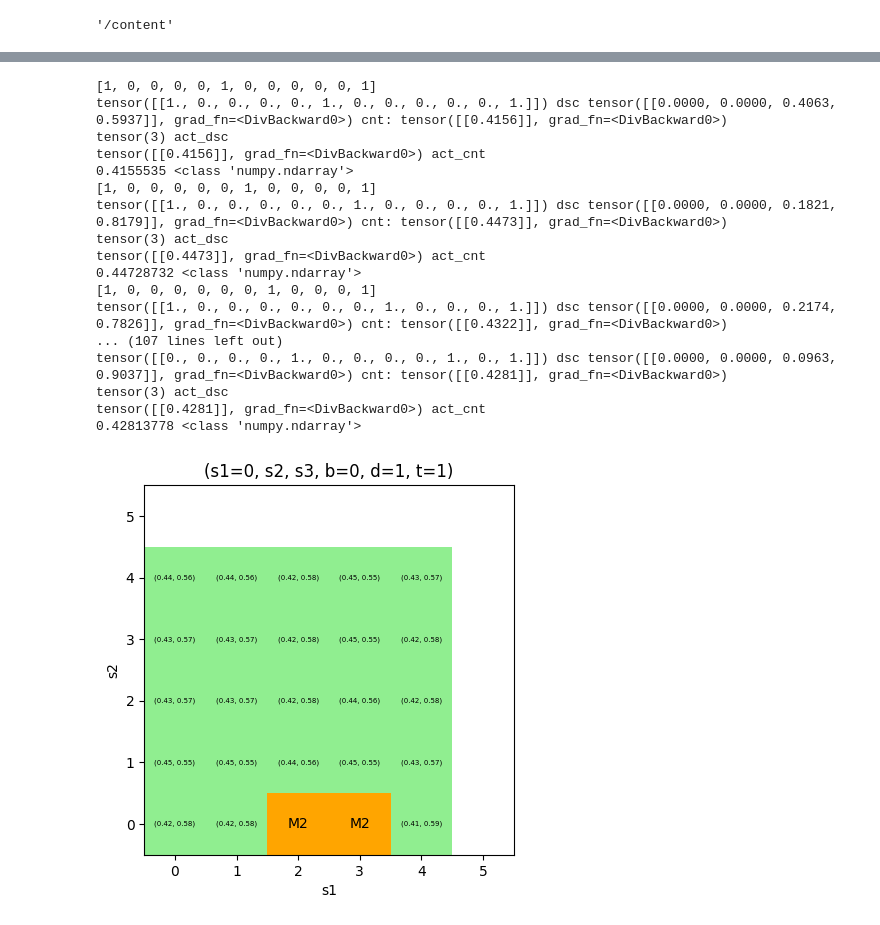
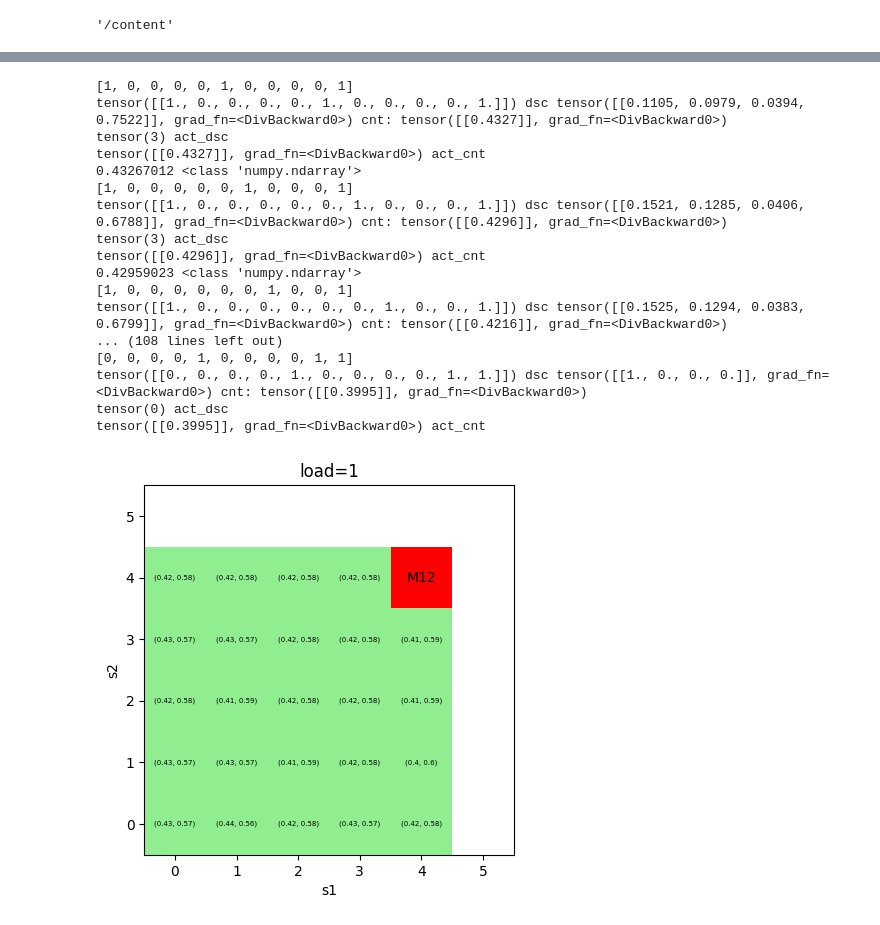
Before and after one commit to AbeTetsuyaR/AbePPO, a Jupyter notebook: AbePPO0807.ipynb, the cells around one changed output, grey strips where cells are left out. Cells and saved outputs as stored; diff of their text form; code cells hidden in the pictures.

```diff
--- a/AbePPO0807.ipynb
+++ b/AbePPO0807.ipynb
@@ -386,11 +389,13 @@ class ActorNetwork(nn.Module):
         for unit_idx in range(self.n_units):
             for a in range(2 ** self.n_units):
                 action_list = [int(bit) for bit in format(a, f'0{self.n_units}b')] #action_list=[r1,r2,r3,...]
-                if action_list[unit_idx] == 0:
+
+                #エラーのため省略
+                #if action_list[unit_idx] == 0:
                     #保全の意思決定時点のとき、保全中の場合は保全を選択できない
                     #保全の意思決定時点でないとき、保全を選択できない
-                    mask[(state[:,(self.n_states*self.n_units-1+(self.MAX_maintenance_time+1)*unit_idx+1)] == 0)\
-                        , a] = torch.tensor(1)
+                    #mask[(state[:,(self.n_states*self.n_units-1+(self.MAX_maintenance_time+1)*unit_idx+1)] == 0)\
+                        #, a] = torch.tensor(1)
 
 
         mask[(state[:, 4] == 1) & (state[:, 9] == 1) & \
@@ -405,13 +410,14 @@ class ActorNetwork(nn.Module):
         for unit_idx in range(self.n_units):
             a = 2**(self.n_units)-1 - 2**(self.n_units-1-unit_idx)
 
+            #エラーのため省略
             #保全の意思決定ができる時
             #mask[(state[:,-1] == 1) & \
             #     ((dist_dsc[:,a] <= 0.0001) |
             #      (state[:,unit_idx*self.n_states+self.n_states-1] == 1) | \
             #      (state[:,(self.n_states*self.n_units-1+(self.MAX_maintenance_time+1)*unit_idx+1)] == 0)), unit_idx] = torch.tensor(1)
-            mask[((state[:,unit_idx*self.n_states+self.n_states-1] == 1) | \
-                  (state[:,(self.n_states*self.n_units-1+(self.MAX_maintenance_time+1)*unit_idx+1)] == 0)), unit_idx] = torch.tensor(1)
+            #mask[((state[:,unit_idx*self.n_states+self.n_states-1] == 1) | \
+                  #(state[:,(self.n_states*self.n_units-1+(self.MAX_maintenance_time+1)*unit_idx+1)] == 0)), unit_idx] = torch.tensor(1)
 
 
         return mask.bool()
@@ -672,7 +678,7 @@ n_units = 2
 n_states = 5
 MAX_maintenance_time = 0
 #input_size = n_units * n_states + n_units * (MAX_maintenance_time) + 2 #MDPのため[残り時間]と[保全意思決定時]の2つの入力は入れない
-input_size = n_units * n_states + 2
+input_size = n_units * n_states + 1
 action_size = 2**n_units  # 行動数は2^3個
 batch_size = 512*4#512-5120
 interval = 24
@@ -696,7 +702,7 @@ agent = Agent(n_units=n_units,
               n_epochs=n_epochs)
 env = Environment()
 # %%
-num_episode = 2 #40分？ 2*4*64
+num_episode = 2 #2時間くらい？ 2*4で3分
 best_reward = -np.inf
 episode_reward_history = []
 avg_cost = 0
@@ -708,12 +714,13 @@ for episode in range(num_episode):
     two_action = 0
     three_action = 0
     penalty_action = 0
-    level_ohe, inventory, demand, remain_interval = env.init_random()
+    level_ohe, load_total = env.init_random()
     if episode % 100 == 0:
         interval_time_episode = time.time()
     interval_time_episode = time.time()
-    for _ in range(1024*8):#1024*8
-        state = level_ohe + list([inventory,demand])
+    for _ in range(1024*2):#1024*2
+        #state = level_ohe + list([inventory,demand])
+        state = level_ohe + list([load_total])
         #print(state)
         act_dsc, act_cnt, log_prob, val = agent.choose_action(state)
         act_dsc_list = [int(bit) for bit in format(act_dsc.item(), f'0{env.n_units}b')]
@@ -726,10 +733,10 @@ for episode in range(num_episode):
         act_cnt_np = act_cnt.squeeze().cpu().numpy().copy()
         act_cnt_np = act_cnt_np * 0.5 + 0.5
         #print(act_dsc_list,act_cnt_np)
-        reward, level_ohe_next, inventory_next, demand_next, remain_interval_next, flag = env.operation(act_dsc_list,act_cnt_np)
+        reward, level_ohe_next, load_total_next= env.operation(act_dsc_list,act_cnt_np)
 
         episode_reward = episode_reward*0.99 + reward
-        penalty_action += flag
+        #penalty_action += flag
         #if remain_interval > remain_interval_next:
             #operation_time += (remain_interval+1)/2*interval - (remain_interval_next+1)/2*interval
         #else:
@@ -737,9 +744,10 @@ for episode in range(num_episode):
         agent.remember(state, act_dsc.item(), act_cnt.squeeze().cpu().numpy().copy(), log_prob, val, reward, operation_time)
         level_ohe = level_ohe_next
         #mstatus_ohe = mstatus_ohe_next
-        inventory = inventory_next
-        demand = demand_next
-        remain_interval = remain_interval_next
+        #inventory = inventory_next
+        #demand = demand_next
+        #remain_interval = remain_interval_next
+        load_total = load_total_next
     #print(f'{episode}エピソード目の時間：{time.time()-interval_time_episode}')
     interval_time_episode = time.time()
     agent.learn()
@@ -888,13 +873,13 @@ def plot_action(ax, center_x, center_y, act_dsc, act_cnt):
 
 
 
-def optimal_policy(s1,b,d,t):
+def optimal_policy(s1,load):
     fig, ax = plt.subplots()
     x = 5
     for s2 in range(x):
         for s3 in range(x):
             level_ohe = one_hot_encoding(levels=[s2,s3])
-            state = level_ohe + list([b,d])
+            state = level_ohe + list([load])
             print(state)
             act_dsc, act_cnt, log_prob, val = agent.choose_action_max_prob(state)
             act_dsc = act_dsc.item()
@@ -909,9 +894,9 @@ def optimal_policy(s1,b,d,t):
     ax.set_xlabel("s1") #変更
     ax.set_ylabel("s2") #変更
     # グラフを表示
-    ax.set_title("(s1="+str(s1)+", s2, s3, b="+str(b)+", d="+str(d)+", t="+str(t)+")")
+    ax.set_title("load="+str(load))
     plt.show()
-optimal_policy(s1=0,b=0,d=1,t=1)
+optimal_policy(s1=0,load=1)
 #optimal_policy(s1=0,m1=0,m2=0,m3=0,b=1,d=0,t=1)
 #optimal_policy(s1=1,m1=0,m2=0,m3=0,b=1,d=0,t=1)
 #optimal_policy(s1=2,m1=0,m2=0,m3=0,b=1,d=0,t=1)
@@ -920,46 +905,46 @@ optimal_policy(s1=0,b=0,d=1,t=1)
 #optimal_policy(s1=4,m1=0,m2=0,m3=0,b=0,d=0,t=1)
 #optimal_policy(s1=0,m1=1,m2=1,m3=0,b=1,d=0,t=1)
 #optimal_policy(s1=0,m1=0,m2=0,m3=0,b=1,d=0,t=0.5)
 #optimal_policy(s1=0,m1=0,m2=0,m3=0,b=-1,d=0,t=1)
 #optimal_policy(s1=1,m1=0,m2=0,m3=0,b=-1,d=0,t=1)
 #optimal_policy(s1=2,m1=0,m2=0,m3=0,b=-1,d=0,t=1)
 #optimal_policy(s1=3,m1=0,m2=0,m3=0,b=-1,d=0,t=1)
 #optimal_policy(s1=4,m1=0,m2=0,m3=0,b=-1,d=-1,t=0.3)
 #optimal_policy(s1=0,m1=0,m2=0,m3=0,b=-1,d=-1,t=0.3)
 #optimal_policy(s1=1,m1=0,m2=0,m3=0,b=-1,d=-1,t=0.3)
 #optimal_policy(s1=2,m1=0,m2=0,m3=0,b=-1,d=-1,t=0.3)
 #optimal_policy(s1=3,m1=0,m2=0,m3=0,b=-1,d=-1,t=0.3)
 #optimal_policy(s1=4,m1=0,m2=0,m3=0,b=-1,d=-1,t=0.3)
 s1 = 4
 s2 = 4
 s3 = 4
 m1 = 0
 m2 = 0
 m3 = 0
 inventory = 0
 #demand = 0
 remain_interval = 1
 #level_ohe, mstatus_ohe = one_hot_encoding(levels=[s1,s2,s3],maintenance_status=[m1,m2,m3])
 #state = level_ohe + mstatus_ohe + list([inventory,demand,remain_interval])
 #act_dsc, act_cnt, log_prob, val = agent.choose_action_max_prob(state)
 #act_dsc = act_dsc.item()
 #act_dsc
 # %% [output]
-[1, 0, 0, 0, 0, 1, 0, 0, 0, 0, 0, 1]
-tensor([[1., 0., 0., 0., 0., 1., 0., 0., 0., 0., 0., 1.]]) dsc tensor([[0.0000, 0.0000, 0.4063, 0.5937]], grad_fn=<DivBackward0>) cnt: tensor([[0.4156]], grad_fn=<DivBackward0>)
+[1, 0, 0, 0, 0, 1, 0, 0, 0, 0, 1]
+tensor([[1., 0., 0., 0., 0., 1., 0., 0., 0., 0., 1.]]) dsc tensor([[0.1105, 0.0979, 0.0394, 0.7522]], grad_fn=<DivBackward0>) cnt: tensor([[0.4327]], grad_fn=<DivBackward0>)
 tensor(3) act_dsc
-tensor([[0.4156]], grad_fn=<DivBackward0>) act_cnt
-0.4155535 <class 'numpy.ndarray'>
-[1, 0, 0, 0, 0, 0, 1, 0, 0, 0, 0, 1]
-tensor([[1., 0., 0., 0., 0., 0., 1., 0., 0., 0., 0., 1.]]) dsc tensor([[0.0000, 0.0000, 0.1821, 0.8179]], grad_fn=<DivBackward0>) cnt: tensor([[0.4473]], grad_fn=<DivBackward0>)
+tensor([[0.4327]], grad_fn=<DivBackward0>) act_cnt
+0.43267012 <class 'numpy.ndarray'>
+[1, 0, 0, 0, 0, 0, 1, 0, 0, 0, 1]
+tensor([[1., 0., 0., 0., 0., 0., 1., 0., 0., 0., 1.]]) dsc tensor([[0.1521, 0.1285, 0.0406, 0.6788]], grad_fn=<DivBackward0>) cnt: tensor([[0.4296]], grad_fn=<DivBackward0>)
 tensor(3) act_dsc
-tensor([[0.4473]], grad_fn=<DivBackward0>) act_cnt
-0.44728732 <class 'numpy.ndarray'>
-[1, 0, 0, 0, 0, 0, 0, 1, 0, 0, 0, 1]
-tensor([[1., 0., 0., 0., 0., 0., 0., 1., 0., 0., 0., 1.]]) dsc tensor([[0.0000, 0.0000, 0.2174, 0.7826]], grad_fn=<DivBackward0>) cnt: tensor([[0.4322]], grad_fn=<DivBackward0>)
-... (107 lines left out)
-tensor([[0., 0., 0., 0., 1., 0., 0., 0., 0., 1., 0., 1.]]) dsc tensor([[0.0000, 0.0000, 0.0963, 0.9037]], grad_fn=<DivBackward0>) cnt: tensor([[0.4281]], grad_fn=<DivBackward0>)
-tensor(3) act_dsc
-tensor([[0.4281]], grad_fn=<DivBackward0>) act_cnt
-0.42813778 <class 'numpy.ndarray'>
+tensor([[0.4296]], grad_fn=<DivBackward0>) act_cnt
+0.42959023 <class 'numpy.ndarray'>
+[1, 0, 0, 0, 0, 0, 0, 1, 0, 0, 1]
+tensor([[1., 0., 0., 0., 0., 0., 0., 1., 0., 0., 1.]]) dsc tensor([[0.1525, 0.1294, 0.0383, 0.6799]], grad_fn=<DivBackward0>) cnt: tensor([[0.4216]], grad_fn=<DivBackward0>)
+... (108 lines left out)
+[0, 0, 0, 0, 1, 0, 0, 0, 0, 1, 1]
+tensor([[0., 0., 0., 0., 1., 0., 0., 0., 0., 1., 1.]]) dsc tensor([[1., 0., 0., 0.]], grad_fn=<DivBackward0>) cnt: tensor([[0.3995]], grad_fn=<DivBackward0>)
+tensor(0) act_dsc
+tensor([[0.3995]], grad_fn=<DivBackward0>) act_cnt
-[figure, old version]
+[figure, new version]
```
Also changed, not shown: parts of 4 cells of this notebook.
